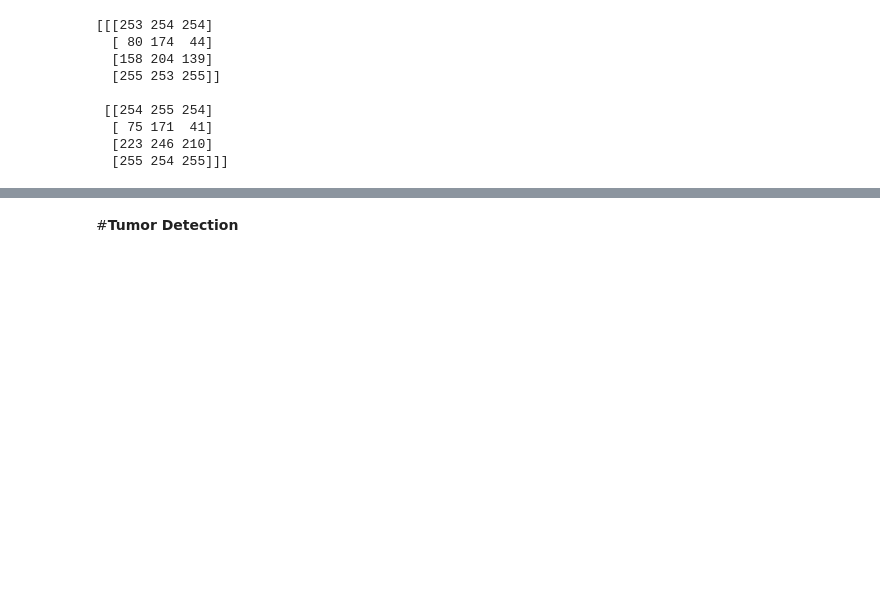
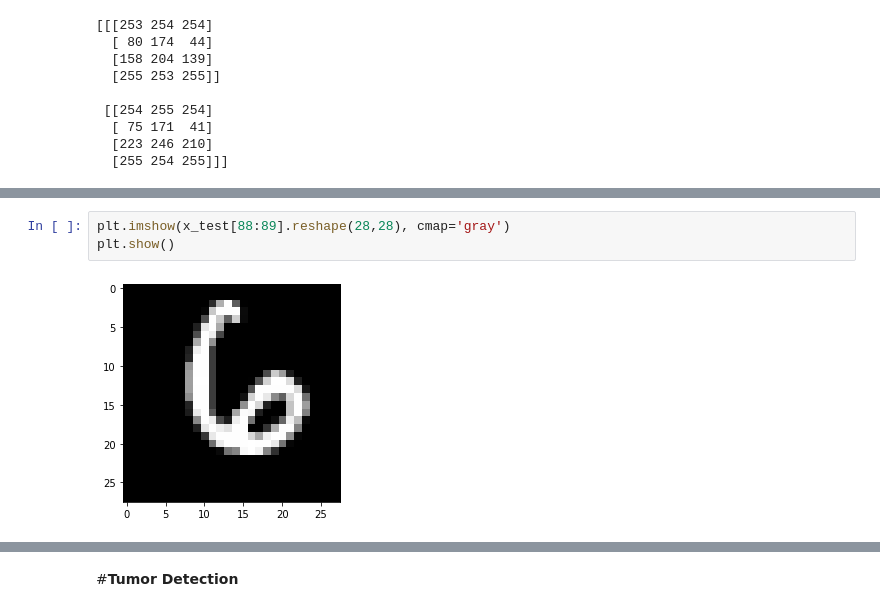
Before and after one commit to vvrgit/NNDL-2020, a Jupyter notebook: LAB01_Artificial_Neural_Networks_Dr_Venkataramana_Veeramsetty.ipynb, the cells around one changed output, grey strips where cells are left out. Drawn from its saved outputs; the diff is of its cells as text; blank space fills up the shorter version.

```diff
--- a/LAB01_Artificial_Neural_Networks_Dr_Venkataramana_Veeramsetty.ipynb
+++ b/LAB01_Artificial_Neural_Networks_Dr_Venkataramana_Veeramsetty.ipynb
@@ -1671,0 +1783,5 @@ print(img_resize_col)
+# %%
+plt.imshow(x_test[88:89].reshape(28,28), cmap='gray')
+plt.show()
+# %% [output]
+[figure, added]
```
Also changed, not shown: parts of 27 cells of this notebook.
